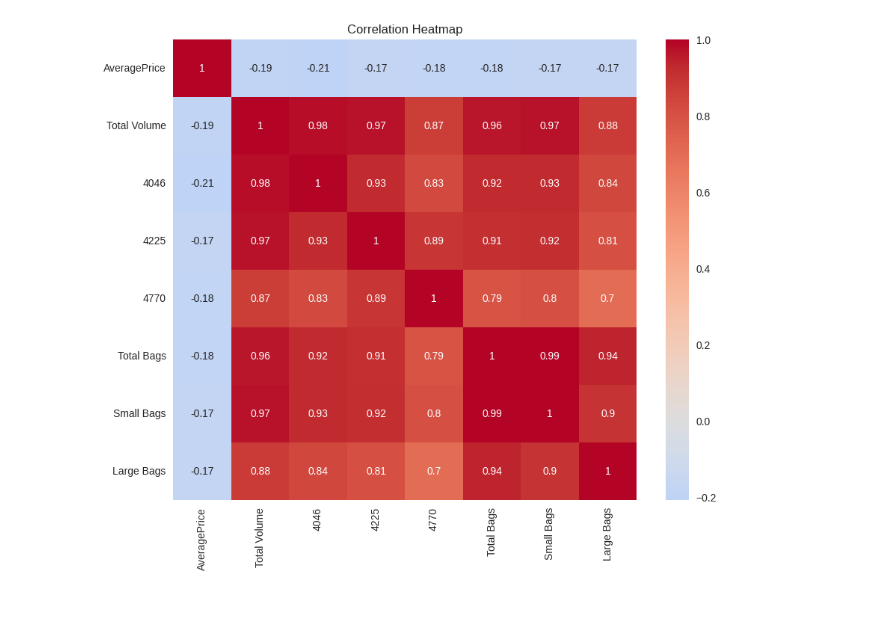
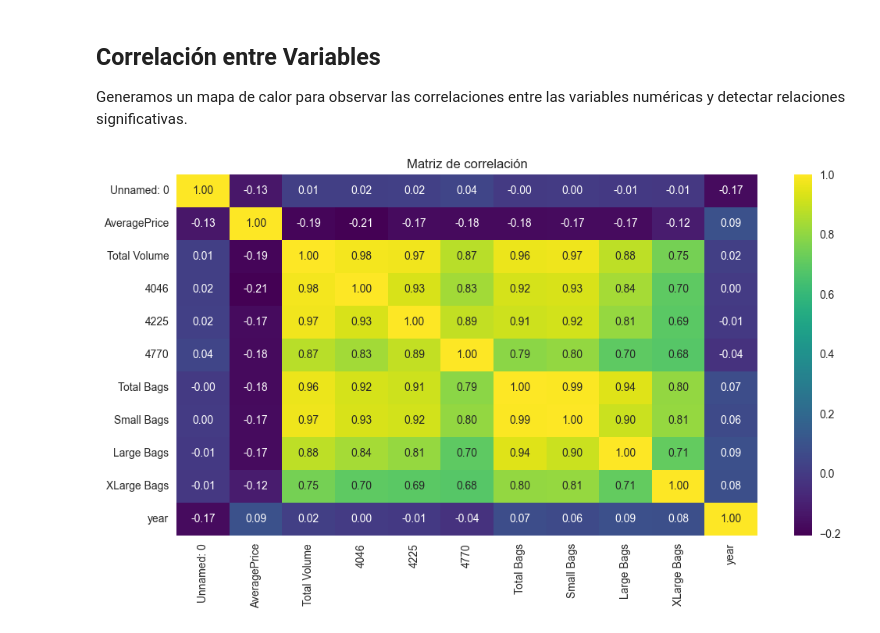
Before and after one commit to Esmeralda-RG/avocado_prices, a Jupyter notebook: avocado_prediction.ipynb, the cells around one changed output. Saved outputs shown, nothing was run; the diff lists cells and outputs as text; code cells hidden in the pictures; blank space fills up the shorter version.

```diff
--- a/avocado_prediction.ipynb
+++ b/avocado_prediction.ipynb
@@ -12,6 +20,5 @@ from sklearn.metrics import mean_squared_error, r2_score
 # %%
 plt.style.use('seaborn-v0_8')
+plt.rcParams['figure.figsize'] = (12, 6)
 
-df = pd.read_csv('data/avocado.csv')
-df['Date'] = pd.to_datetime(df['Date'])
-numerical_cols = ['AveragePrice', 'Total Volume', '4046', '4225', '4770', 'Total Bags', 'Small Bags', 'Large Bags']
+df = pd.read_csv('data/avocado.csv', parse_dates=['Date'])
@@ -18,14 +131,8 @@ numerical_cols = ['AveragePrice', 'Total Volume', '4046', '4225', '4770', 'Total
 # %%
-# Histograma de variables numéricas
 
-plt.figure(figsize=(15, 10))
-
-for i, col in enumerate(numerical_cols, 1):
-    plt.subplot(3, 3, i)
-    sns.histplot(df[col], kde=True)
-    plt.title(f'Histogram of {col}')
-    plt.xlabel(col)
-
+num_cols = df.select_dtypes(include=['float64', 'int64']).columns
+layout = (len(num_cols) // 3 + 1, 3)
+df[num_cols].hist(bins=30, layout=layout, color='orange')
 plt.tight_layout()
 plt.show()
 # %% [output]
@@ -47,11 +156,12 @@ plt.show()
+# %% [markdown]
+## Correlación entre Variables
+Generamos un mapa de calor para observar las correlaciones entre las variables numéricas y detectar relaciones significativas.
 # %%
 # Heatmap de correlación
 
-plt.figure(figsize=(10, 8))
-
-corr = df[numerical_cols].corr()
-sns.heatmap(corr, annot=True, cmap='coolwarm', center=0)
-plt.title('Correlation Heatmap')
+corr = df[num_cols].corr()
+sns.heatmap(corr, annot=True, cmap='viridis', fmt='.2f')
+plt.title('Matriz de correlación')
 plt.show()
 # %% [output]
-[figure, old version]
+[figure, new version]
```
Also changed, not shown: parts of 22 cells of this notebook.
